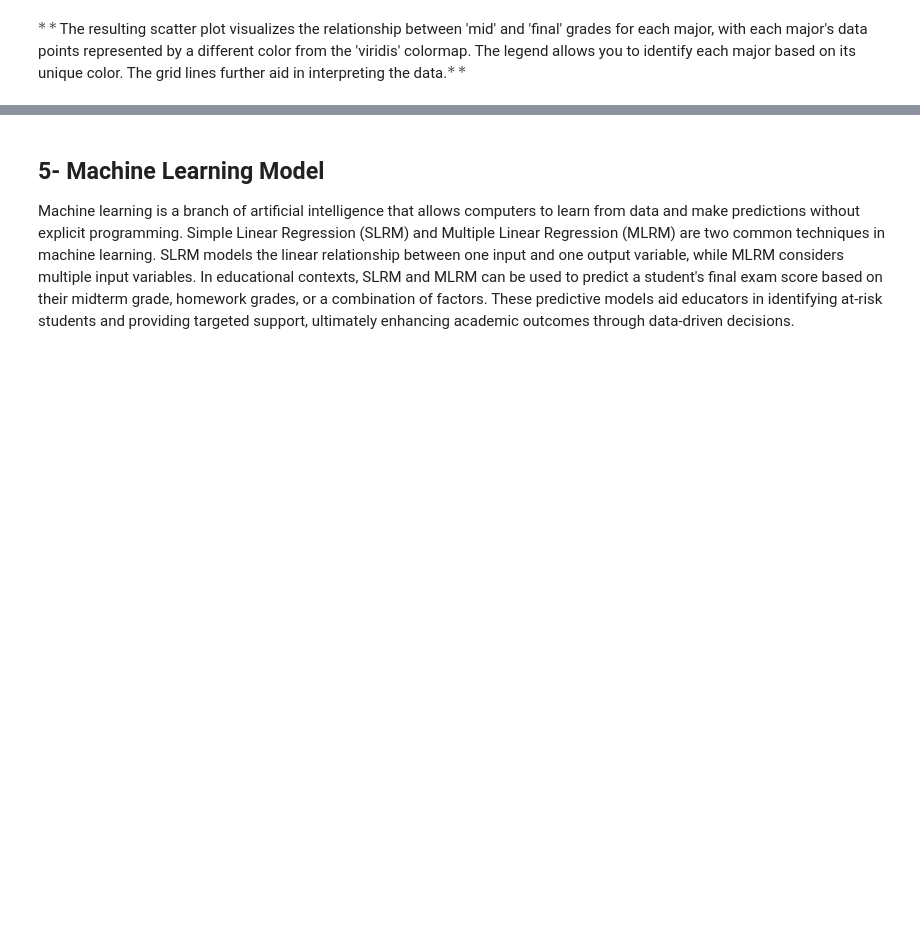
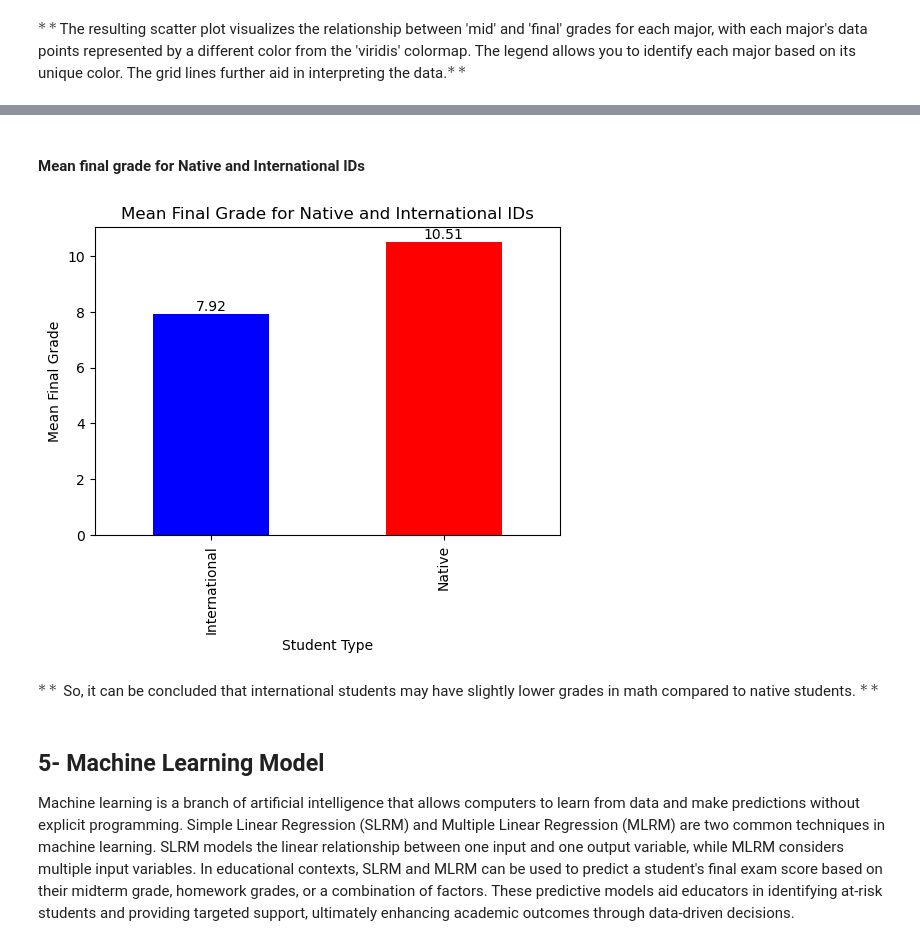
Before and after one commit to kooroshkz/math_grades_analysis, a Jupyter notebook: project_notebook.ipynb, the cells around one changed output, grey strips where cells are left out. Cells and saved outputs as stored; diff of their text form; code cells hidden in the pictures; blank space fills up the shorter version.

```diff
--- a/project_notebook.ipynb
+++ b/project_notebook.ipynb
@@ -476,3 +503,22 @@ $**$The resulting scatter plot visualizes the relationship between 'mid' and 'fi
+# %% [markdown]
+#### Mean final grade for Native and International IDs
+# %%
+mean_final_grade = int_df.groupby('ID')['final'].mean()
+
+# Plot the bar chart
+plt.figure(figsize=(6, 4))
+ax = mean_final_grade.plot(kind='bar', color=['blue', 'red'])
+plt.xlabel('Student Type')
+plt.ylabel('Mean Final Grade')
+plt.title('Mean Final Grade for Native and International IDs')
+for index, value in enumerate(mean_final_grade):
+    ax.text(index, value, f'{value:.2f}', ha='center', va='bottom', fontsize=10)
+
+plt.show()
+# %% [output]
+[figure, added]
+# %% [markdown]
+$**$ So, it can be concluded that international students may have slightly lower grades in math compared to native students. $**$
 # %% [markdown]
 <a name="ml"></a>
 ## 5- Machine Learning Model
```
Also changed, not shown: parts of 21 cells of this notebook, 11 other files.
